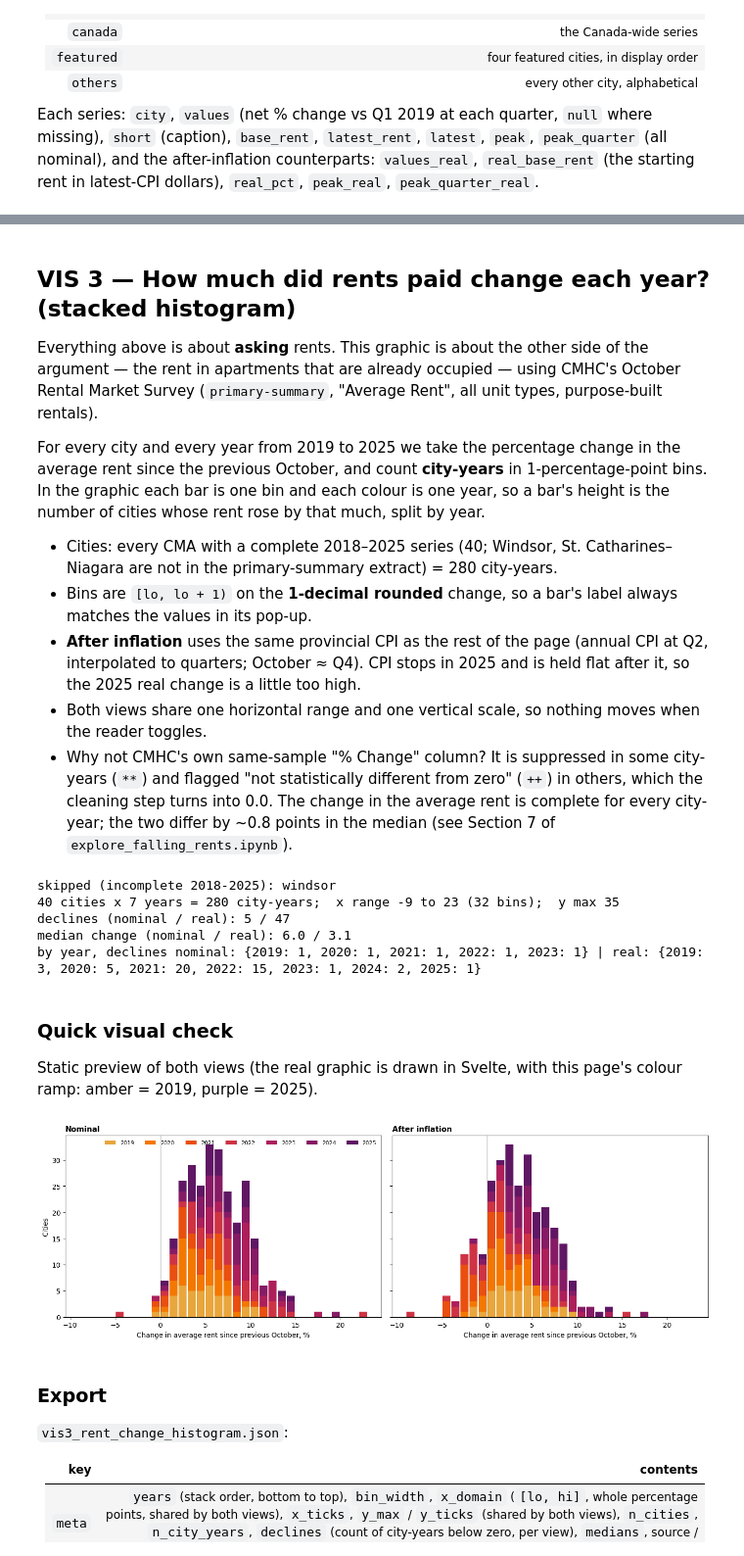
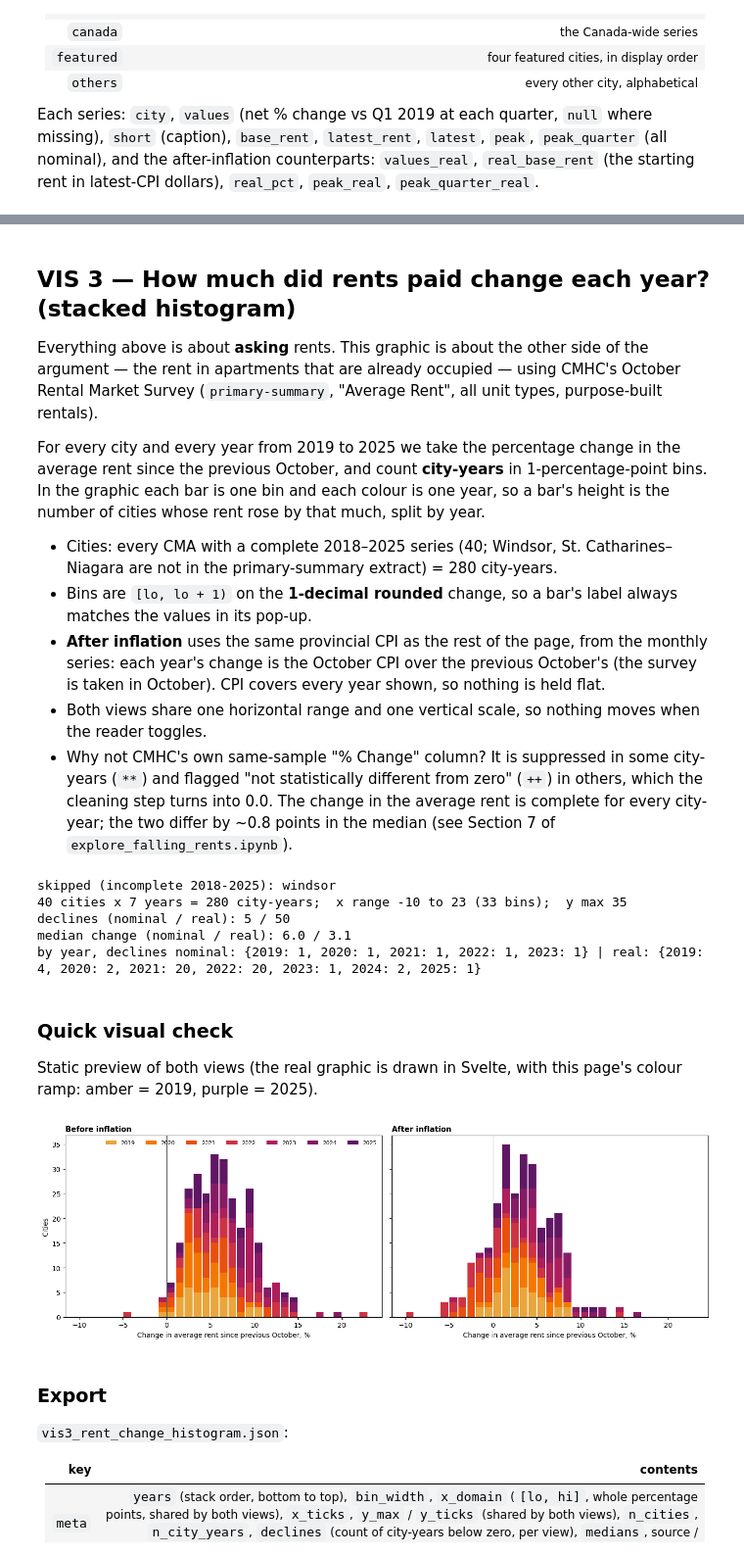
Before and after one commit to schoolofcities/renters, a Jupyter notebook: analysis/falling-rents/create_falling_rents_plotting_data.ipynb, the cells around one changed output, grey strips where cells are left out. Shown at 98% size. Drawn from its saved outputs; the diff is of its cells as text; code cells hidden in the pictures.

Commit message:
Minor updates to graphics

```diff
--- a/analysis/falling-rents/create_falling_rents_plotting_data.ipynb
+++ b/analysis/falling-rents/create_falling_rents_plotting_data.ipynb
@@ -544,7 +568,17 @@ One JSON file, `vis1_net_change_map.json`:
 | `cities` | one row per city, largest increase first: `city`, `province`, `base_rent`, `latest_rent`, `pct_change` (nominal), `real_base_rent` (the starting rent in latest-CPI dollars), `real_pct` (net change after inflation) |
 | `frames` | the national frame (`id: "main"`) followed by the insets. Every frame has `provinces` GeoJSON, `points` (`i` = index into `cities`, `x`, `y` in that frame's km coordinates) and `labels` (label priority order, optional `text`). `main` also has `extent` and `key_anchor`; insets have `fit` (the visible box), `extent` (the clipped geometry, larger), `region` (the visible box outlined on the national map), `rotation`, `order`, `row` and `zoom` |
 # %%
-cities = net[['city', 'province', 'base_rent', 'latest_rent', 'pct_change', 'real_base_rent', 'real_pct']].to_dict(orient='records')
+# Two-letter province codes for the pop-ups ("Gatineau, QC"), and the five regions the small multiples are grouped into (west to east)
+PROV_CODE = {'British Columbia': 'BC', 'Alberta': 'AB', 'Saskatchewan': 'SK', 'Manitoba': 'MB', 'Ontario': 'ON', 'Quebec': 'QC',
+             'New Brunswick': 'NB', 'Nova Scotia': 'NS', 'Prince Edward Island': 'PE', 'Newfoundland and Labrador': 'NL'}
+REGIONS = [('bc', 'British Columbia', ['British Columbia']), ('prairies', 'Prairies', ['Alberta', 'Saskatchewan', 'Manitoba']),
+           ('on', 'Ontario', ['Ontario']), ('qc', 'Quebec', ['Quebec']),
+           ('atlantic', 'Atlantic', ['New Brunswick', 'Nova Scotia', 'Prince Edward Island', 'Newfoundland and Labrador'])]
+REGION_OF = {prov: rid for rid, _, provs in REGIONS for prov in provs}
+net['prov'] = net['province'].map(PROV_CODE)
+assert net['prov'].notna().all()
+
+cities = net[['city', 'province', 'prov', 'base_rent', 'latest_rent', 'pct_change', 'real_base_rent', 'real_pct']].to_dict(orient='records')
 
 vis1 = {
     'meta': {
@@ -621,9 +655,13 @@ def series_record(name, values, base_rent, latest_rent):
 canada = series_record('Canada', trajectory(nat), nat[BASELINE_QUARTER], nat.iloc[-1])
 
 records = {}
+PANEL_ORDER = {}
+REGION_RANK = {rid: n for n, (rid, _, _) in enumerate(REGIONS)}
 for _, r in net.iterrows():
     s = load_series(ASKING_ROOT / f"{r['key']}.csv")
     records[r['key']] = series_record(r['city'], trajectory(s), r['base_rent'], r['latest_rent'])
+    records[r['key']].update({'prov': PROV_CODE[r['province']]})
+    PANEL_ORDER[r['city']] = (REGION_RANK[REGION_OF[r['province']]], CITY_COORDS[r['key']][1])   # region west -> east, then city west -> east (longitude)
 
 featured = [records[k] for k in FEATURED]
 others = sorted((rec for k, rec in records.items() if k not in FEATURED), key=lambda rec: sort_name(rec['city']))
@@ -705,8 +743,8 @@ for rec in [canada, *records.values()]:
     rec['short'] = SHORT_NAME.get(rec['city'], rec['city'])
 assert max(len(r['short']) for r in records.values()) <= 14, 'a caption is too long for a tiny panel'
 
-# alphabetical by the name the page prints (so 'Greater Sudbury', shown as 'Sudbury', sorts under S)
-others.sort(key=lambda r: sort_name(r['short']))
+# the small panels read west to east within each region (BC, Prairies, Ontario, Quebec, Atlantic): ordered by region, then by longitude
+others.sort(key=lambda r: PANEL_ORDER[r['city']])
 
 print(f'real y domain {Y_DOMAIN_REAL}; Canada: {canada["latest"]:+.1f}% nominal vs {canada["real_pct"]:+.1f}% real (peak {canada["peak_real"]:+.1f}% in {canada["peak_quarter_real"]})')
 check = pd.DataFrame([{'city': r['city'], 'nominal %': r['latest'], 'real %': r['real_pct'], 'peak real %': r['peak_real'], 'peak real q': r['peak_quarter_real']} for r in records.values()])
@@ -803,8 +841,7 @@ cities whose rent rose by that much, split by year.
 
 - Cities: every CMA with a complete 2018–2025 series (40; Windsor, St. Catharines–Niagara are not in the primary-summary extract) = 280 city-years.
 - Bins are `[lo, lo + 1)` on the **1-decimal rounded** change, so a bar's label always matches the values in its pop-up.
-- **After inflation** uses the same provincial CPI as the rest of the page (annual CPI at Q2, interpolated to quarters; October ≈ Q4). CPI stops in 2025 and is
-  held flat after it, so the 2025 real change is a little too high.
+- **After inflation** uses the same provincial CPI as the rest of the page, from the monthly series: each year's change is the October CPI over the previous October's (the survey is taken in October). CPI covers every year shown, so nothing is held flat.
 - Both views share one horizontal range and one vertical scale, so nothing moves when the reader toggles.
 - Why not CMHC's own same-sample "% Change" column? It is suppressed in some city-years (`**`) and flagged "not statistically different from zero" (`++`) in others, which the cleaning step turns into 0.0.
   The change in the average rent is complete for every city-year; the two differ by ~0.8 points in the median (see Section 7 of `explore_falling_rents.ipynb`).
@@ -816,9 +853,8 @@ VIS3_YEARS        = list(range(2019, 2026))
 BIN_WIDTH         = 1                                                        # percentage points
 
 
-def cpi_q4(column: str, year: int) -> float:
-    s = cpi_q[column]
-    return float(s[min(pd.Period(f'{year}Q4'), s.index.max())])
+def cpi_october(column: str, year: int) -> float:
+    return float(cpi_m.loc[f'{year}-10-01', column])
 
 
 recs = []
@@ -834,7 +870,7 @@ for fp in sorted(CMHC_SUMMARY_ROOT.glob('*.csv')):
     name = DISPLAY_NAME.get(key, key.title())
     for y in VIS3_YEARS:
         nominal = (avg[y] / avg[y - 1] - 1) * 100
-        infl = cpi_q4(CMA_PROVINCE[key], y) / cpi_q4(CMA_PROVINCE[key], y - 1)
+        infl = cpi_october(CMA_PROVINCE[key], y) / cpi_october(CMA_PROVINCE[key], y - 1)
         real = ((1 + nominal / 100) / infl - 1) * 100
         recs.append({'city': name, 'year': y, 'nominal': round(float(nominal), 1), 'real': round(float(real), 1)})
 
@@ -871,10 +907,10 @@ print('median change (nominal / real):', changes['nominal'].median().round(1), '
 print('by year, declines nominal:', changes[changes['nominal'] < 0].groupby('year').size().to_dict(), '| real:', changes[changes['real'] < 0].groupby('year').size().to_dict())
 # %% [output]
 skipped (incomplete 2018-2025): windsor
-40 cities x 7 years = 280 city-years;  x range -9 to 23 (32 bins);  y max 35
-declines (nominal / real): 5 / 47
+40 cities x 7 years = 280 city-years;  x range -10 to 23 (33 bins);  y max 35
+declines (nominal / real): 5 / 50
 median change (nominal / real): 6.0 / 3.1
-by year, declines nominal: {2019: 1, 2020: 1, 2021: 1, 2022: 1, 2023: 1} | real: {2019: 3, 2020: 5, 2021: 20, 2022: 15, 2023: 1, 2024: 2, 2025: 1}
+by year, declines nominal: {2019: 1, 2020: 1, 2021: 1, 2022: 1, 2023: 1} | real: {2019: 4, 2020: 2, 2021: 20, 2022: 20, 2023: 1, 2024: 2, 2025: 1}
 # %% [markdown]
 ### Quick visual check
 
@@ -882,22 +918,22 @@ Static preview of both views (the real graphic is drawn in Svelte, with this pag
 # %%
 VIS3_RAMP = ['#e8a63d', '#f37800', '#e94f0f', '#ce3344', '#ad1f5b', '#861b65', '#5f1764']   # mirrors YEAR_COLORS in the Svelte chart
 
 fig, axes = plt.subplots(1, 2, figsize=(14, 4.6), sharey=True)
 for ax, (col, tbl) in zip(axes, [('nominal', nominal_bins), ('real', real_bins)]):
     bottom = np.zeros(len(BIN_EDGES))
     for yi, y in enumerate(VIS3_YEARS):
         counts = np.array([len(b[yi]) for b in tbl])
         ax.bar(np.array(BIN_EDGES) + BIN_WIDTH / 2, counts, bottom=bottom, width=BIN_WIDTH * 0.88, color=VIS3_RAMP[yi], label=str(y))
         bottom += counts
     ax.axvline(0, color='#333', lw=0.8)
-    ax.set_title({'nominal': 'Nominal', 'real': 'After inflation'}[col], loc='left', fontsize=11, fontweight='bold')
+    ax.set_title({'nominal': 'Before inflation', 'real': 'After inflation'}[col], loc='left', fontsize=11, fontweight='bold')
     ax.set_xlabel('Change in average rent since previous October, %')
 axes[0].set_ylabel('Cities')
 axes[0].legend(ncol=7, frameon=False, fontsize=8, loc='upper right')
 plt.tight_layout()
 plt.show()
 # %% [output]
-[figure, old version]
+[figure, new version]
 # %% [markdown]
 ### Export
 
```
Also changed, not shown: parts of 9 cells of this notebook, 13 other files.
